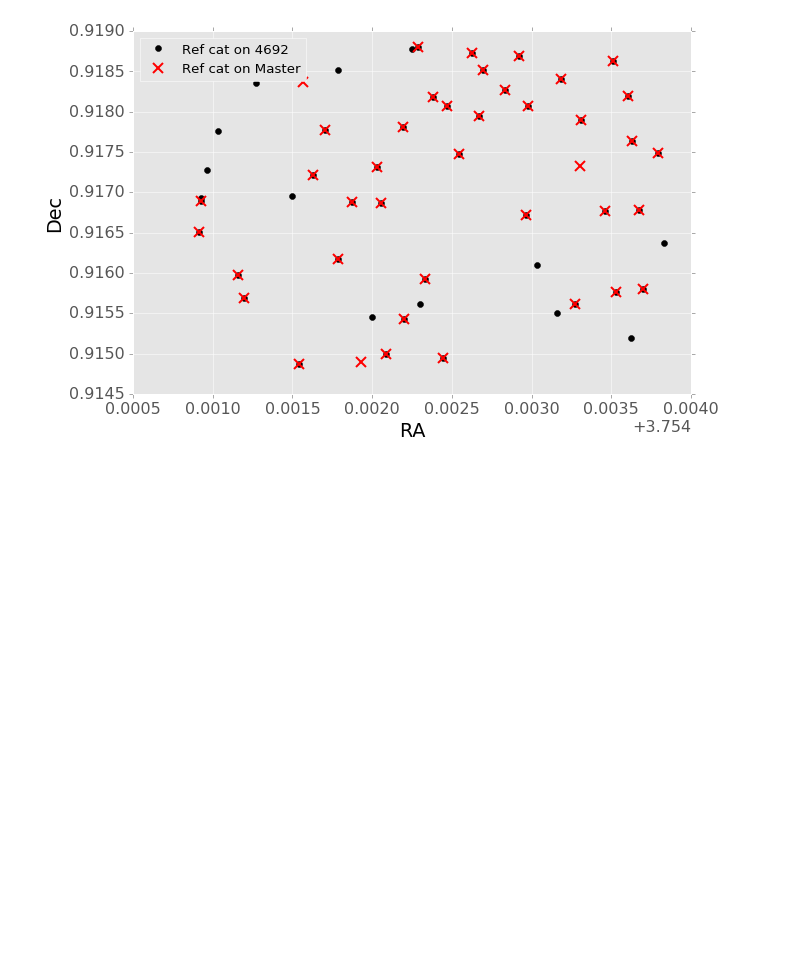
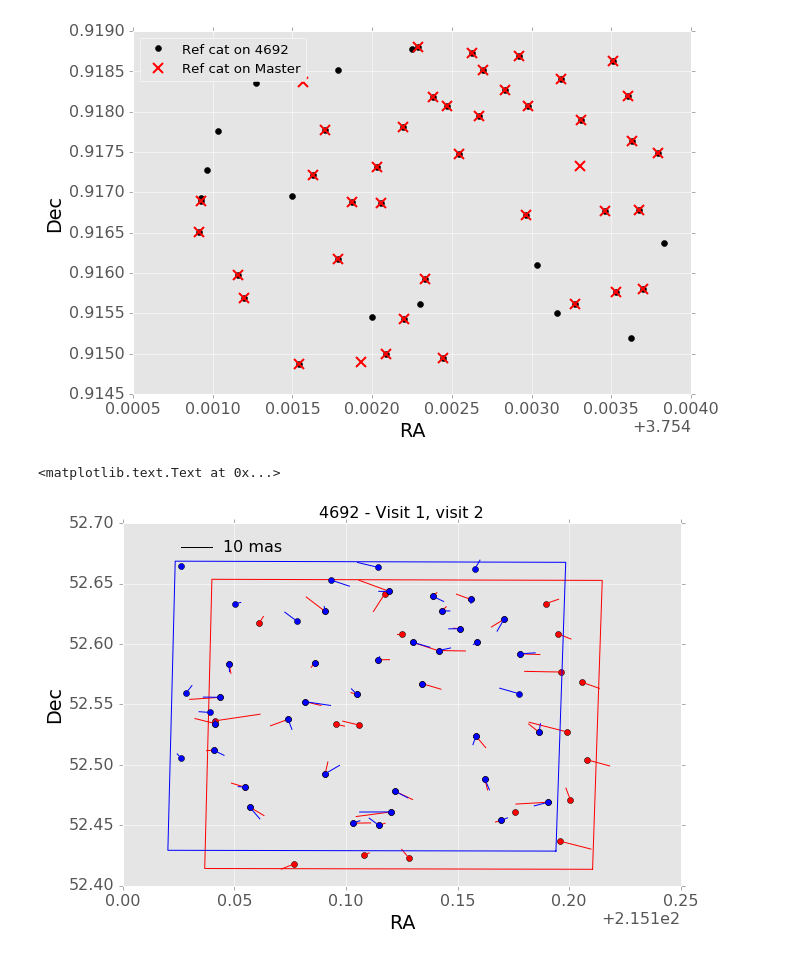
Before and after one commit to ctslater/lsst_ideas, a Jupyter notebook: testing_astrometry.ipynb, the cells around one changed output. Drawn from its saved outputs; the diff is of its cells as text; code cells hidden in the pictures; blank space fills up the shorter version.

Commit message:
Plot astrometric residuals across the chip.

```diff
--- a/testing_validate_drp.ipynb
+++ b/testing_astrometry.ipynb
@@ -151,8 +149,8 @@ refObjLoader = LoadAstrometryNetObjectsTask(adn_config)
 # %%
 class SrcRefDatasets:
-    def __init__(self, butler, visit, ccd, match_dtype="srcMatch"):
+    def __init__(self, butler, visit, ccd, match_dtype="srcMatch", src_dtype="src"):
         self.butler = butler
-        self.src = butler.get("src", visit=visit, ccd=ccd, immediate=True)
+        self.src = butler.get(src_dtype, visit=visit, ccd=ccd, immediate=True)
         self.exposure = butler.get('calexp',  visit=visit, ccd=ccd, immediate=True)
         self.calexp_md = butler.get('calexp_md',  visit=visit, ccd=ccd, immediate=True)
         self.matches = butler.get(match_dtype, visit=visit, ccd=ccd, immediate=True)
@@ -169,7 +167,9 @@ class SrcRefDatasets:
 ccdnum = 20
 visit = 849375
 src_ref_branch = SrcRefDatasets(b_branch, visit, ccdnum)
-src_ref_master = SrcRefDatasets(b_master, visit, ccdnum, match_dtype="icMatch")
+src_ref_branch_v2 = SrcRefDatasets(b_branch, 850587, ccdnum)
+src_ref_master = SrcRefDatasets(b_master, visit, ccdnum, match_dtype="icMatch", src_dtype="icSrc")
+src_ref_master_v2 = SrcRefDatasets(b_master, 850587, ccdnum, match_dtype="icMatch", src_dtype="icSrc")
 # %%
 kwargs = {"label": "Ref cat on 4692"}
 for s_ref_id, s_src_id in zip(src_ref_branch.matches['first'], src_ref_branch.matches['second']):
@@ -194,3 +194,49 @@ Ref cat length, branch:  51
 Ref cat length, master:  41
 <matplotlib.legend.Legend at 0x...>
 [figure]
+# %%
+kwargs = {}
+def plot_bbox(bbox, wcs, **kwargs):
+    corners = [wcs.pixelToSky(x) for x in afwGeom.Box2D(bb).getCorners()]
+    ra = [point.getLongitude().asDegrees() for point in corners]
+    dec = [point.getLatitude().asDegrees() for point in corners]
+    ra.append(ra[0])
+    dec.append(dec[0])
+    plt.plot(ra, dec, '-', **kwargs)
+
+def plot_src_ref(src_ref, **kwargs):
+
+    plot_bbox(src_ref.exposure.getBBox(), src_ref.exposure.getWcs(), **kwargs)
+    for s_ref_id, s_src_id in zip(src_ref.matches['first'], src_ref.matches['second']):
+        if s_src_id not in src_ref.src['id']:
+            print "%d missing from src, skipping" % s_src_id
+            continue
+        sel_ref = np.argwhere(src_ref.reference_ids == s_ref_id)[0][0]
+        sel_src = np.argwhere(src_ref.src['id'] == s_src_id)[0][0]
+        #print sel_src, s_src_id
+        #sel_src = sel_src[0][0]
+
+        ra = src_ref.refCat[sel_ref]['coord_ra'].asDegrees()
+        dec = src_ref.refCat[sel_ref]['coord_dec'].asDegrees()
+        plt.plot(ra, dec, 'o', **kwargs)
+
+        delta_ra = ra - src_ref.src[sel_src]['coord_ra'].asDegrees()
+        delta_dec = dec - src_ref.src[sel_src]['coord_dec'].asDegrees()
+        plt.plot([ra, ra - delta_ra * 500], [dec, dec-delta_dec * 500], '-', **kwargs)
+
+def plot_scalebar():
+    plt.plot(215.14 - 500*np.array([0,1/3600.0/10]), 52.68 + np.zeros(2), 'k-')
+    plt.text(215.145, 52.68, "10 mas", verticalalignment="center", horizontalalignment="left")
+
+
+plot_src_ref(src_ref_branch, color='r', lw=1)
+plot_src_ref(src_ref_branch_v2, color='b')
+#plot_src_ref(src_ref_master, color='b')
+plot_scalebar()
+
+plt.xlabel("RA")
+plt.ylabel("Dec")
+plt.title("4692 - Visit 1, visit 2", fontsize="medium")
+# %% [output]
+<matplotlib.text.Text at 0x...>
+[figure, added]
```
Also changed, not shown: parts of 4 cells of this notebook.
